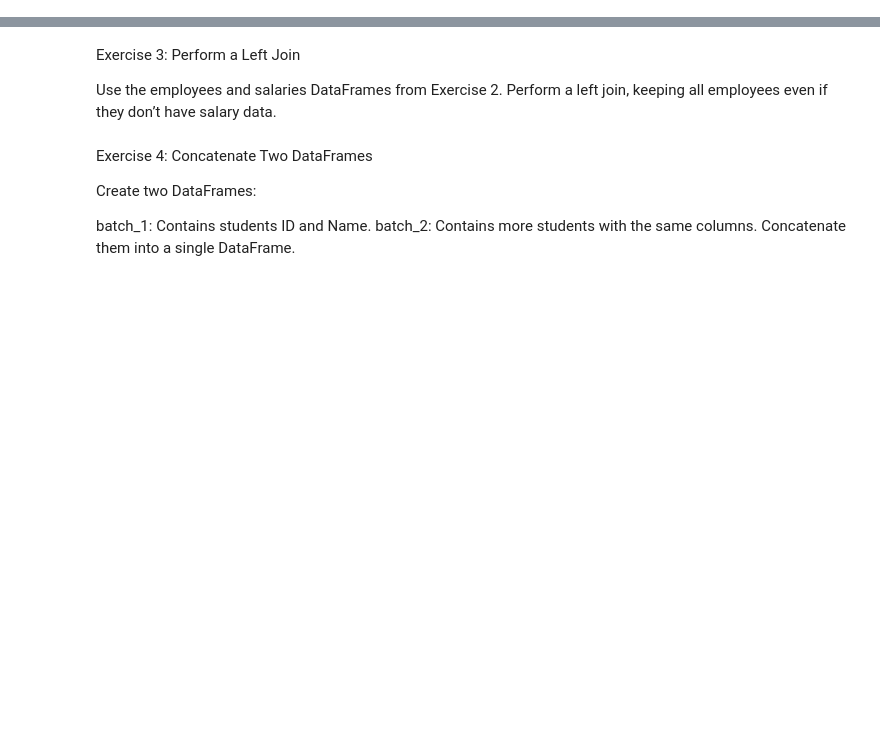
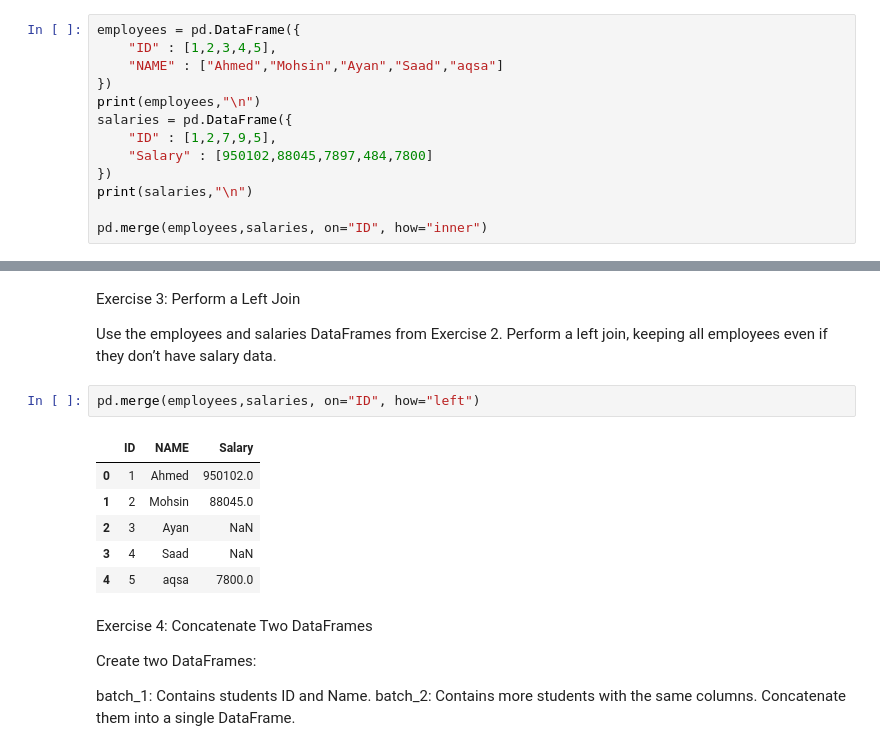
Before and after one commit to ahmed2402/Learning-Pandas, a Jupyter notebook: pandas.ipynb, the cells around one changed output, grey strips where cells are left out. Drawn from its saved outputs; the diff is of its cells as text; blank space fills up the shorter version.

```diff
--- a/pandas.ipynb
+++ b/pandas.ipynb
@@ -387,3 +420,16 @@ Create two DataFrames:
 employees: Contains Employee_ID and Employee_Name.
 salaries: Contains Employee_ID and Salary but includes some missing IDs.
 Perform an inner join on Employee_ID.
+# %%
+employees = pd.DataFrame({
+    "ID" : [1,2,3,4,5],
+    "NAME" : ["Ahmed","Mohsin","Ayan","Saad","aqsa"]
+})
+print(employees,"\n")
+salaries = pd.DataFrame({
+    "ID" : [1,2,7,9,5],
+    "Salary" : [950102,88045,7897,484,7800]
+})
+print(salaries,"\n")
+
+pd.merge(employees,salaries, on="ID", how="inner")
@@ -392,6 +456,15 @@ Exercise 3: Perform a Left Join
 
 Use the employees and salaries DataFrames from Exercise 2.
 Perform a left join, keeping all employees even if they don’t have salary data.
+# %%
+pd.merge(employees,salaries, on="ID", how="left")
+# %% [output]
+|  | ID | NAME | Salary |
+| 0 | 1 | Ahmed | 950102.0 |
+| 1 | 2 | Mohsin | 88045.0 |
+| 2 | 3 | Ayan | NaN |
+| 3 | 4 | Saad | NaN |
+| 4 | 5 | aqsa | 7800.0 |
 # %% [markdown]
 Exercise 4: Concatenate Two DataFrames
 
```
Also changed, not shown: parts of 4 cells of this notebook.
